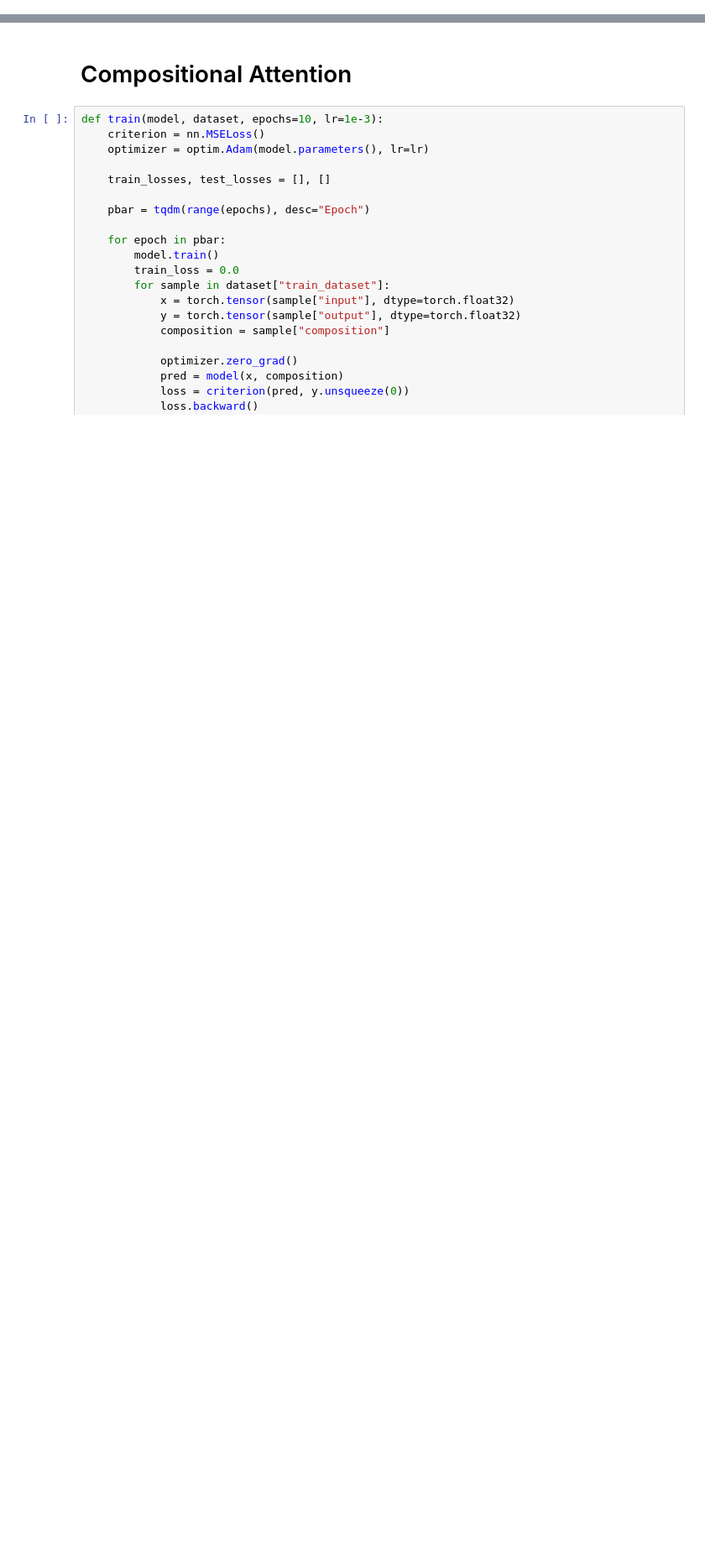
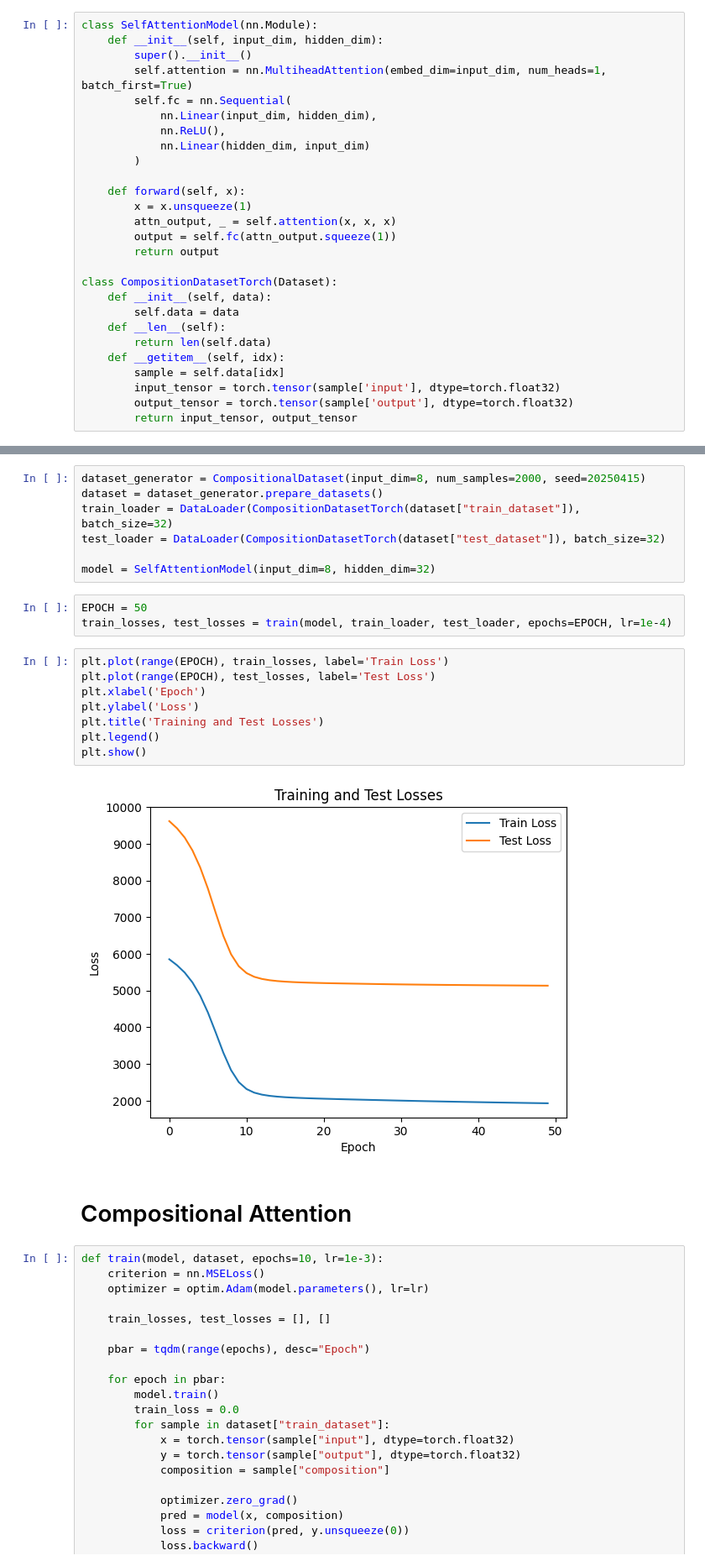
Before and after one commit to jqshang/compositional_reasoning, a Jupyter notebook: experiments/compositional_attention.ipynb, the cells around one changed output, grey strips where cells are left out. Shown at 84% size. Saved outputs shown, nothing was run; the diff lists cells and outputs as text; blank space fills up the shorter version.

```diff
--- a/experiments/compositional_attention.ipynb
+++ b/experiments/compositional_attention.ipynb
@@ -15,0 +18,27 @@ from scripts.compositional_attention import CompositionalTransformer, ISComposit
+# %%
+class SelfAttentionModel(nn.Module):
+    def __init__(self, input_dim, hidden_dim):
+        super().__init__()
+        self.attention = nn.MultiheadAttention(embed_dim=input_dim, num_heads=1, batch_first=True)
+        self.fc = nn.Sequential(
+            nn.Linear(input_dim, hidden_dim),
+            nn.ReLU(),
+            nn.Linear(hidden_dim, input_dim)
+        )
+
+    def forward(self, x):
+        x = x.unsqueeze(1)
+        attn_output, _ = self.attention(x, x, x)
+        output = self.fc(attn_output.squeeze(1))
+        return output
+
+class CompositionDatasetTorch(Dataset):
+    def __init__(self, data):
+        self.data = data
+    def __len__(self):
+        return len(self.data)
+    def __getitem__(self, idx):
+        sample = self.data[idx]
+        input_tensor = torch.tensor(sample['input'], dtype=torch.float32)
+        output_tensor = torch.tensor(sample['output'], dtype=torch.float32)
+        return input_tensor, output_tensor
@@ -16,3 +83,23 @@ from scripts.compositional_attention import CompositionalTransformer, ISComposit
+# %%
+dataset_generator = CompositionalDataset(input_dim=8, num_samples=2000, seed=20250415)
+dataset = dataset_generator.prepare_datasets()
+train_loader = DataLoader(CompositionDatasetTorch(dataset["train_dataset"]), batch_size=32)
+test_loader = DataLoader(CompositionDatasetTorch(dataset["test_dataset"]), batch_size=32)
+
+model = SelfAttentionModel(input_dim=8, hidden_dim=32)
+# %%
+EPOCH = 50
+train_losses, test_losses = train(model, train_loader, test_loader, epochs=EPOCH, lr=1e-4)
+# %%
+plt.plot(range(EPOCH), train_losses, label='Train Loss')
+plt.plot(range(EPOCH), test_losses, label='Test Loss')
+plt.xlabel('Epoch')
+plt.ylabel('Loss')
+plt.title('Training and Test Losses')
+plt.legend()
+plt.show()
+# %% [output]
+[figure, added]
 # %% [markdown]
 # Compositional Attention
 # %%
```
Also changed, not shown: parts of 3 cells of this notebook, 5 other files.
